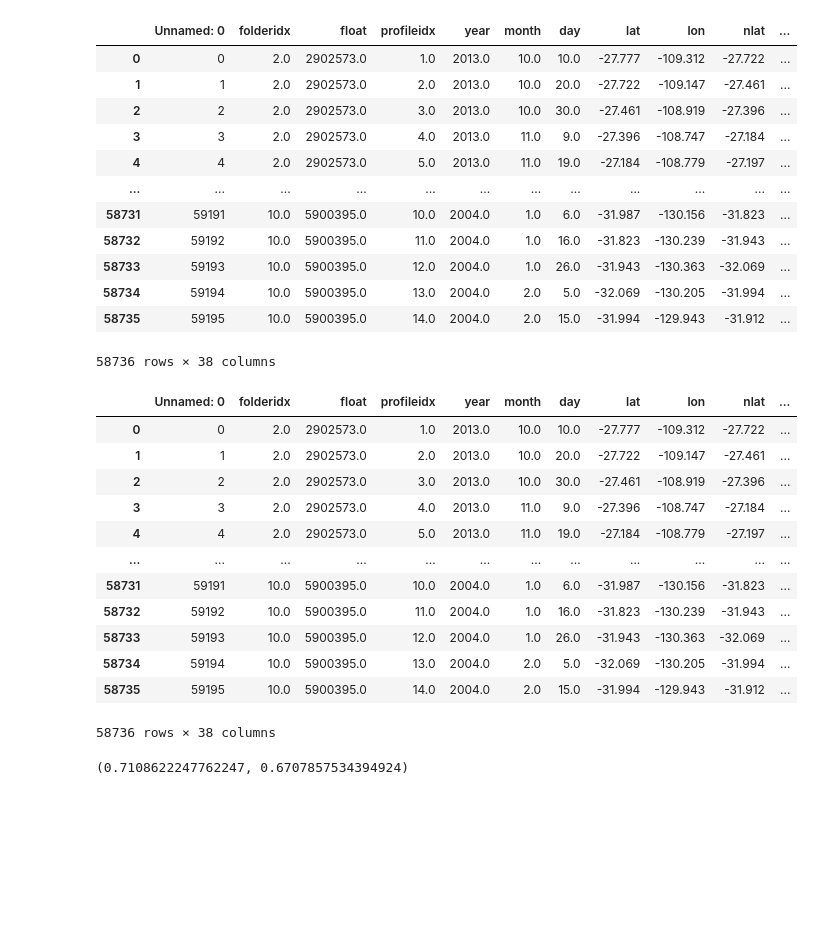
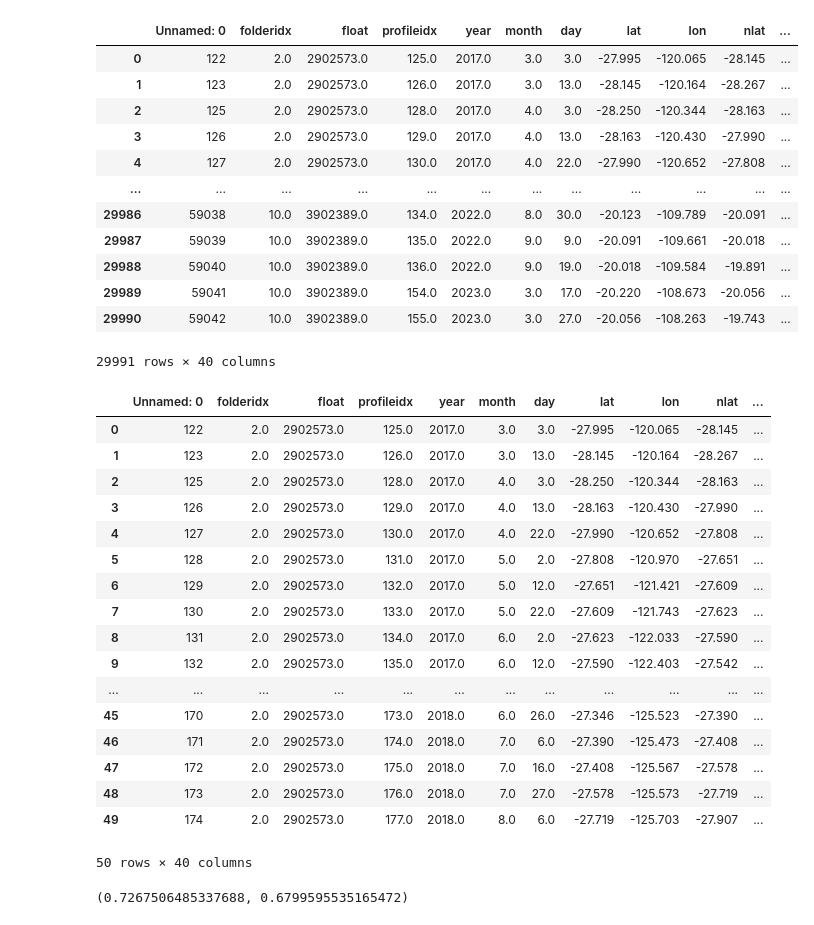
Before and after one commit to kalkulator413/argo_nn, a Jupyter notebook: train.ipynb, the cells around one changed output. Drawn from its saved outputs; the diff is of its cells as text; code cells hidden in the pictures; blank space fills up the shorter version.

```diff
--- a/train.ipynb
+++ b/train.ipynb
@@ -13,38 +13,46 @@ device(type='cpu')
 # %%
-complete = pd.read_csv('EOF_Bath_SPacific.csv')
+# complete = pd.read_csv('EOF_Bath_SPacific.csv')
+complete = pd.read_csv('/kaggle/input/argo-data/FullSPacific.csv')
 complete
 # %% [output]
 |  | Unnamed: 0 | folderidx | float | profileidx | year | month | day | lat | lon | nlat | ... |
-| 0 | 0 | 2.0 | 2902573.0 | 1.0 | 2013.0 | 10.0 | 10.0 | -27.777 | -109.312 | -27.722 | ... |
-| 1 | 1 | 2.0 | 2902573.0 | 2.0 | 2013.0 | 10.0 | 20.0 | -27.722 | -109.147 | -27.461 | ... |
-| 2 | 2 | 2.0 | 2902573.0 | 3.0 | 2013.0 | 10.0 | 30.0 | -27.461 | -108.919 | -27.396 | ... |
-| 3 | 3 | 2.0 | 2902573.0 | 4.0 | 2013.0 | 11.0 | 9.0 | -27.396 | -108.747 | -27.184 | ... |
-| 4 | 4 | 2.0 | 2902573.0 | 5.0 | 2013.0 | 11.0 | 19.0 | -27.184 | -108.779 | -27.197 | ... |
+| 0 | 122 | 2.0 | 2902573.0 | 125.0 | 2017.0 | 3.0 | 3.0 | -27.995 | -120.065 | -28.145 | ... |
+| 1 | 123 | 2.0 | 2902573.0 | 126.0 | 2017.0 | 3.0 | 13.0 | -28.145 | -120.164 | -28.267 | ... |
+| 2 | 125 | 2.0 | 2902573.0 | 128.0 | 2017.0 | 4.0 | 3.0 | -28.250 | -120.344 | -28.163 | ... |
+| 3 | 126 | 2.0 | 2902573.0 | 129.0 | 2017.0 | 4.0 | 13.0 | -28.163 | -120.430 | -27.990 | ... |
+| 4 | 127 | 2.0 | 2902573.0 | 130.0 | 2017.0 | 4.0 | 22.0 | -27.990 | -120.652 | -27.808 | ... |
 | ... | ... | ... | ... | ... | ... | ... | ... | ... | ... | ... | ... |
-| 58731 | 59191 | 10.0 | 5900395.0 | 10.0 | 2004.0 | 1.0 | 6.0 | -31.987 | -130.156 | -31.823 | ... |
-| 58732 | 59192 | 10.0 | 5900395.0 | 11.0 | 2004.0 | 1.0 | 16.0 | -31.823 | -130.239 | -31.943 | ... |
-| 58733 | 59193 | 10.0 | 5900395.0 | 12.0 | 2004.0 | 1.0 | 26.0 | -31.943 | -130.363 | -32.069 | ... |
-| 58734 | 59194 | 10.0 | 5900395.0 | 13.0 | 2004.0 | 2.0 | 5.0 | -32.069 | -130.205 | -31.994 | ... |
-| 58735 | 59195 | 10.0 | 5900395.0 | 14.0 | 2004.0 | 2.0 | 15.0 | -31.994 | -129.943 | -31.912 | ... |
+| 29986 | 59038 | 10.0 | 3902389.0 | 134.0 | 2022.0 | 8.0 | 30.0 | -20.123 | -109.789 | -20.091 | ... |
+| 29987 | 59039 | 10.0 | 3902389.0 | 135.0 | 2022.0 | 9.0 | 9.0 | -20.091 | -109.661 | -20.018 | ... |
+| 29988 | 59040 | 10.0 | 3902389.0 | 136.0 | 2022.0 | 9.0 | 19.0 | -20.018 | -109.584 | -19.891 | ... |
+| 29989 | 59041 | 10.0 | 3902389.0 | 154.0 | 2023.0 | 3.0 | 17.0 | -20.220 | -108.673 | -20.056 | ... |
+| 29990 | 59042 | 10.0 | 3902389.0 | 155.0 | 2023.0 | 3.0 | 27.0 | -20.056 | -108.263 | -19.743 | ... |
-58736 rows × 38 columns
+29991 rows × 40 columns
 # %%
 scales = [max(i) for i in np.abs(complete[['bath1', 'bath2']].to_numpy())]
 complete = complete.assign(bath1 = complete.get('bath1') / scales).assign(bath2 = complete.get('bath2') / scales)
-complete
+scales = [max(i) for i in np.abs(complete[['ssh1', 'ssh2']].to_numpy())]
+complete = complete.assign(ssh1 = complete.get('ssh1') / scales).assign(ssh2 = complete.get('ssh2') / scales)
+complete.head(50)
 # %% [output]
 |  | Unnamed: 0 | folderidx | float | profileidx | year | month | day | lat | lon | nlat | ... |
-| 0 | 0 | 2.0 | 2902573.0 | 1.0 | 2013.0 | 10.0 | 10.0 | -27.777 | -109.312 | -27.722 | ... |
-| 1 | 1 | 2.0 | 2902573.0 | 2.0 | 2013.0 | 10.0 | 20.0 | -27.722 | -109.147 | -27.461 | ... |
-| 2 | 2 | 2.0 | 2902573.0 | 3.0 | 2013.0 | 10.0 | 30.0 | -27.461 | -108.919 | -27.396 | ... |
-| 3 | 3 | 2.0 | 2902573.0 | 4.0 | 2013.0 | 11.0 | 9.0 | -27.396 | -108.747 | -27.184 | ... |
-| 4 | 4 | 2.0 | 2902573.0 | 5.0 | 2013.0 | 11.0 | 19.0 | -27.184 | -108.779 | -27.197 | ... |
+| 0 | 122 | 2.0 | 2902573.0 | 125.0 | 2017.0 | 3.0 | 3.0 | -27.995 | -120.065 | -28.145 | ... |
+| 1 | 123 | 2.0 | 2902573.0 | 126.0 | 2017.0 | 3.0 | 13.0 | -28.145 | -120.164 | -28.267 | ... |
+| 2 | 125 | 2.0 | 2902573.0 | 128.0 | 2017.0 | 4.0 | 3.0 | -28.250 | -120.344 | -28.163 | ... |
+| 3 | 126 | 2.0 | 2902573.0 | 129.0 | 2017.0 | 4.0 | 13.0 | -28.163 | -120.430 | -27.990 | ... |
+| 4 | 127 | 2.0 | 2902573.0 | 130.0 | 2017.0 | 4.0 | 22.0 | -27.990 | -120.652 | -27.808 | ... |
+| 5 | 128 | 2.0 | 2902573.0 | 131.0 | 2017.0 | 5.0 | 2.0 | -27.808 | -120.970 | -27.651 | ... |
+| 6 | 129 | 2.0 | 2902573.0 | 132.0 | 2017.0 | 5.0 | 12.0 | -27.651 | -121.421 | -27.609 | ... |
+| 7 | 130 | 2.0 | 2902573.0 | 133.0 | 2017.0 | 5.0 | 22.0 | -27.609 | -121.743 | -27.623 | ... |
+| 8 | 131 | 2.0 | 2902573.0 | 134.0 | 2017.0 | 6.0 | 2.0 | -27.623 | -122.033 | -27.590 | ... |
+| 9 | 132 | 2.0 | 2902573.0 | 135.0 | 2017.0 | 6.0 | 12.0 | -27.590 | -122.403 | -27.542 | ... |
 | ... | ... | ... | ... | ... | ... | ... | ... | ... | ... | ... | ... |
-| 58731 | 59191 | 10.0 | 5900395.0 | 10.0 | 2004.0 | 1.0 | 6.0 | -31.987 | -130.156 | -31.823 | ... |
-| 58732 | 59192 | 10.0 | 5900395.0 | 11.0 | 2004.0 | 1.0 | 16.0 | -31.823 | -130.239 | -31.943 | ... |
-| 58733 | 59193 | 10.0 | 5900395.0 | 12.0 | 2004.0 | 1.0 | 26.0 | -31.943 | -130.363 | -32.069 | ... |
-| 58734 | 59194 | 10.0 | 5900395.0 | 13.0 | 2004.0 | 2.0 | 5.0 | -32.069 | -130.205 | -31.994 | ... |
-| 58735 | 59195 | 10.0 | 5900395.0 | 14.0 | 2004.0 | 2.0 | 15.0 | -31.994 | -129.943 | -31.912 | ... |
+| 45 | 170 | 2.0 | 2902573.0 | 173.0 | 2018.0 | 6.0 | 26.0 | -27.346 | -125.523 | -27.390 | ... |
+| 46 | 171 | 2.0 | 2902573.0 | 174.0 | 2018.0 | 7.0 | 6.0 | -27.390 | -125.473 | -27.408 | ... |
+| 47 | 172 | 2.0 | 2902573.0 | 175.0 | 2018.0 | 7.0 | 16.0 | -27.408 | -125.567 | -27.578 | ... |
+| 48 | 173 | 2.0 | 2902573.0 | 176.0 | 2018.0 | 7.0 | 27.0 | -27.578 | -125.573 | -27.719 | ... |
+| 49 | 174 | 2.0 | 2902573.0 | 177.0 | 2018.0 | 8.0 | 6.0 | -27.719 | -125.703 | -27.907 | ... |
-58736 rows × 38 columns
+50 rows × 40 columns
 # %%
 data = complete
 # find correlation between prev_dx and dx
@@ -54,6 +62,6 @@ prev_dy = data.get('prev_dy')
 dy = data.get('dy')
 dx.corr(prev_dx), dy.corr(prev_dy)
 # %% [output]
-(0.7108622247762247, 0.6707857534394924)
+(0.7267506485337688, 0.6799595535165472)
 # %%
 # chosen_params = ['bath1', 'bath2', 'prev_dy', 'prev_dx', 'dy', 'dx']
```
Also changed, not shown: parts of 8 cells of this notebook.
